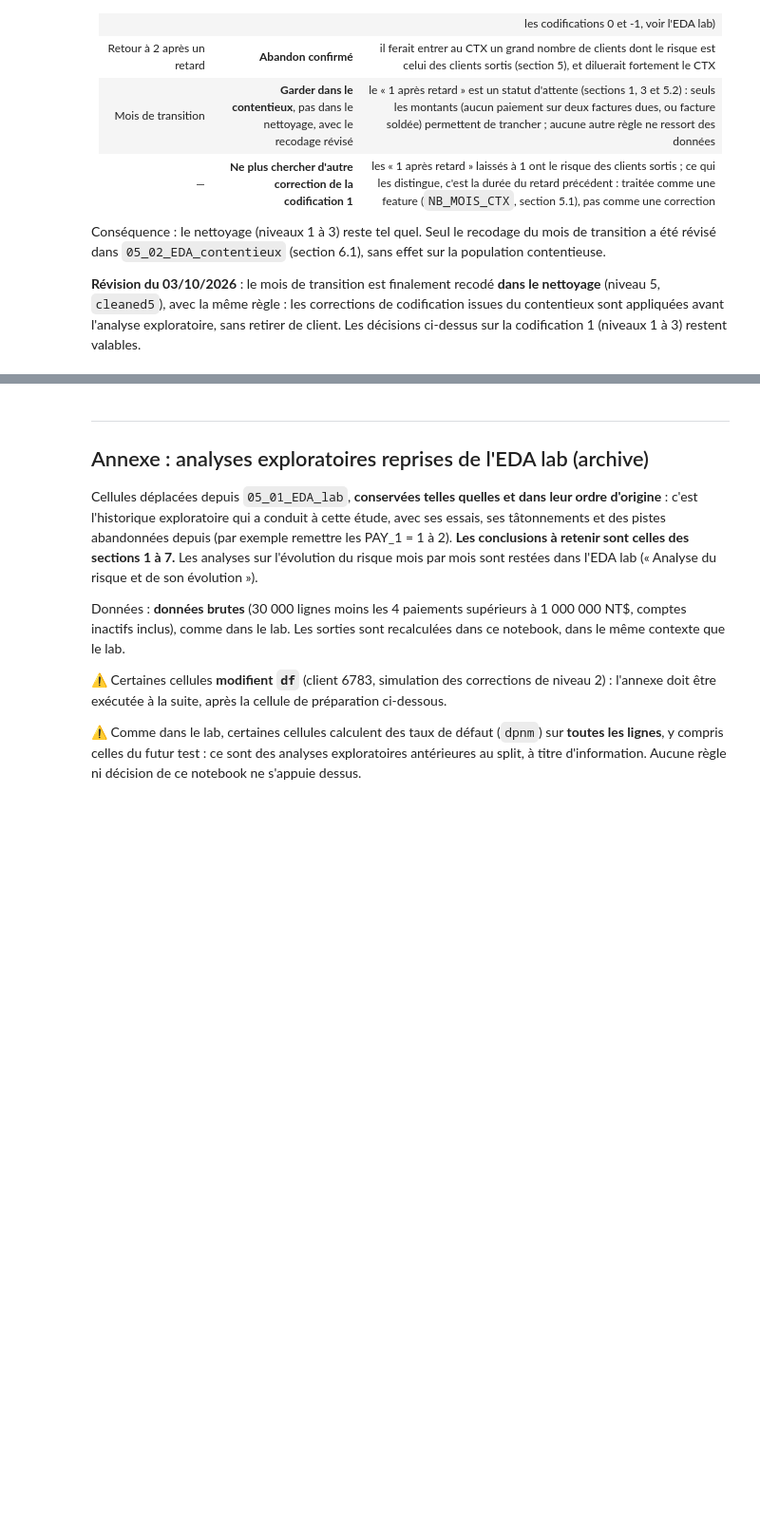
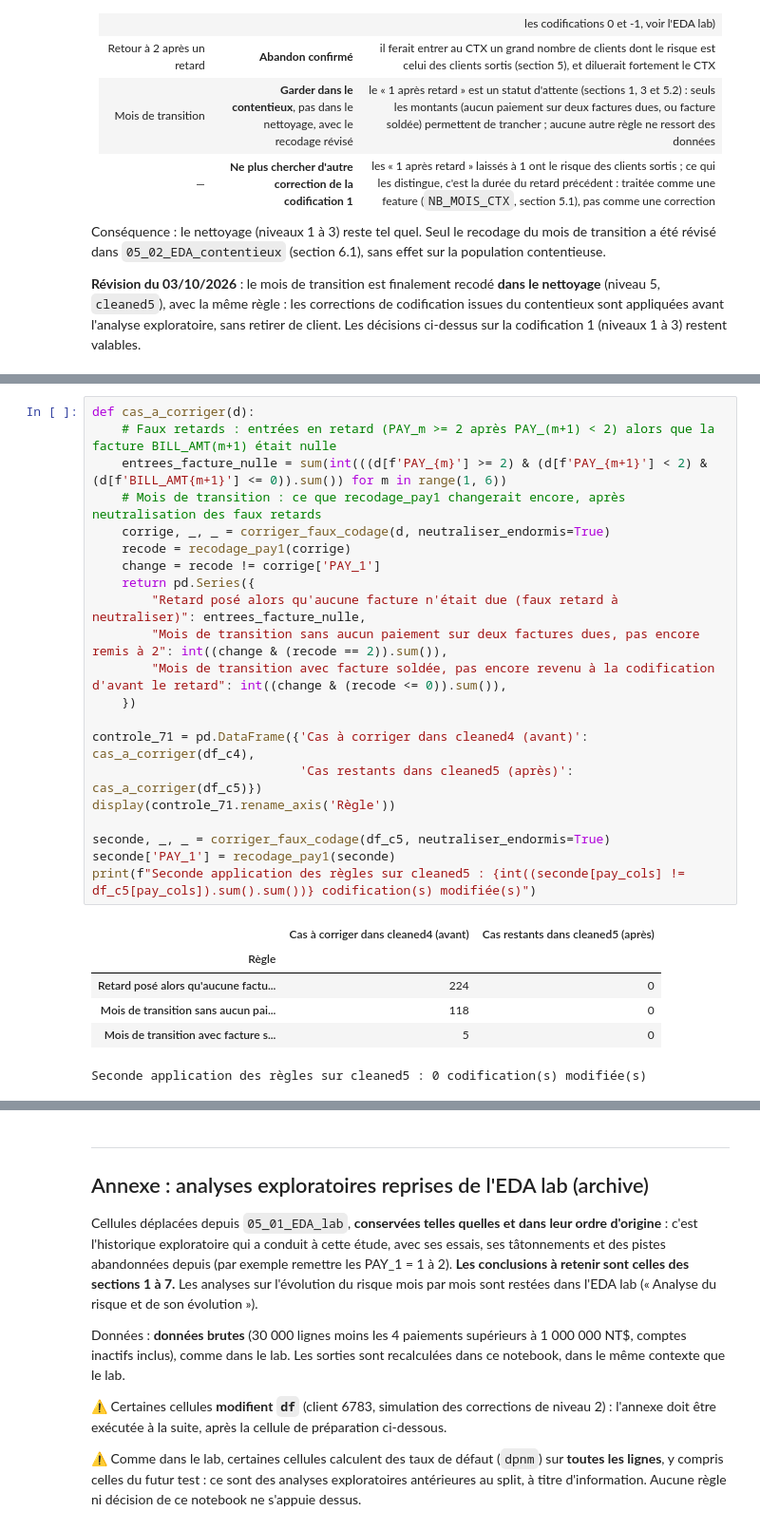
Before and after one commit to johan-mac-59/RiskLens_ML, a Jupyter notebook: src/05_04_EDA_codification1.ipynb, the cells around one changed output, grey strips where cells are left out. Shown at 95% size. Saved outputs shown, nothing was run; the diff lists cells and outputs as text; blank space fills up the shorter version.

```diff
--- a/src/05_04_EDA_codification1.ipynb
+++ b/src/05_04_EDA_codification1.ipynb
@@ -699,0 +743,28 @@ Conséquence : le nettoyage (niveaux 1 à 3) reste tel quel. Seul le recodage du
+# %%
+def cas_a_corriger(d):
+    # Faux retards : entrées en retard (PAY_m >= 2 après PAY_(m+1) < 2) alors que la facture BILL_AMT(m+1) était nulle
+    entrees_facture_nulle = sum(int(((d[f'PAY_{m}'] >= 2) & (d[f'PAY_{m+1}'] < 2) & (d[f'BILL_AMT{m+1}'] <= 0)).sum()) for m in range(1, 6))
+    # Mois de transition : ce que recodage_pay1 changerait encore, après neutralisation des faux retards
+    corrige, _, _ = corriger_faux_codage(d, neutraliser_endormis=True)
+    recode = recodage_pay1(corrige)
+    change = recode != corrige['PAY_1']
+    return pd.Series({
+        "Retard posé alors qu'aucune facture n'était due (faux retard à neutraliser)": entrees_facture_nulle,
+        "Mois de transition sans aucun paiement sur deux factures dues, pas encore remis à 2": int((change & (recode == 2)).sum()),
+        "Mois de transition avec facture soldée, pas encore revenu à la codification d'avant le retard": int((change & (recode <= 0)).sum()),
+    })
+
+controle_71 = pd.DataFrame({'Cas à corriger dans cleaned4 (avant)': cas_a_corriger(df_c4),
+                            'Cas restants dans cleaned5 (après)': cas_a_corriger(df_c5)})
+display(controle_71.rename_axis('Règle'))
+
+seconde, _, _ = corriger_faux_codage(df_c5, neutraliser_endormis=True)
+seconde['PAY_1'] = recodage_pay1(seconde)
+print(f"Seconde application des règles sur cleaned5 : {int((seconde[pay_cols] != df_c5[pay_cols]).sum().sum())} codification(s) modifiée(s)")
+# %% [output]
+|  | Cas à corriger dans cleaned4 (avant) | Cas restants dans cleaned5 (après) |
+| Règle |  |  |
+| Retard posé alors qu'aucune factu... | 224 | 0 |
+| Mois de transition sans aucun pai... | 118 | 0 |
+| Mois de transition avec facture s... | 5 | 0 |
+Seconde application des règles sur cleaned5 : 0 codification(s) modifiée(s)
```
Also changed, not shown: parts of 16 cells of this notebook, 1 other file.
